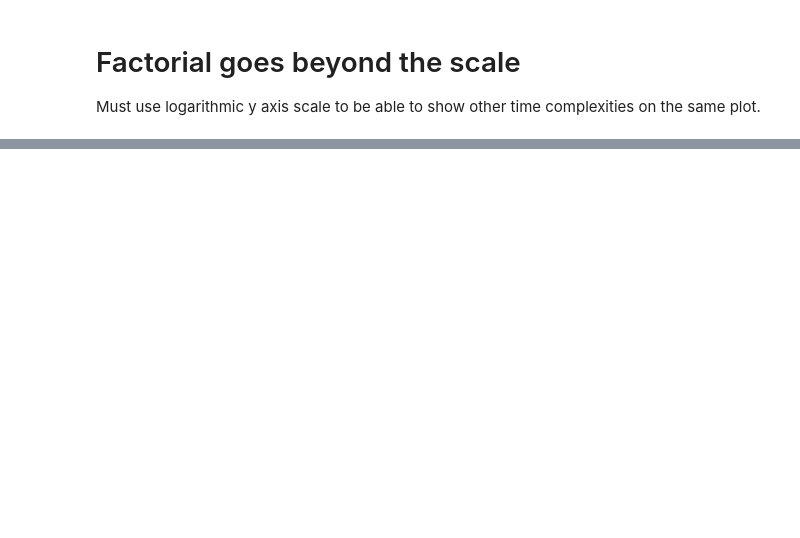
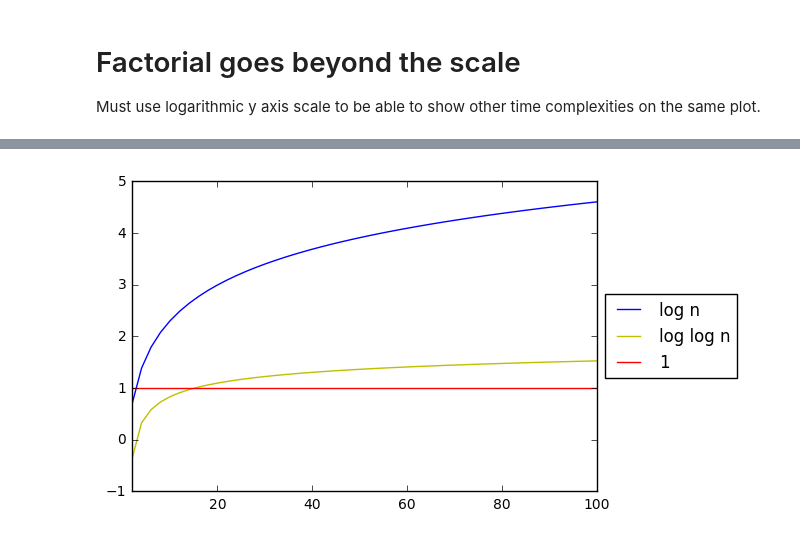
Before and after one commit to jarmop/learning, a Jupyter notebook: efficiency.ipynb, the cells around one changed output, grey strips where cells are left out. Saved outputs shown, nothing was run; the diff lists cells and outputs as text; code cells hidden in the pictures; blank space fills up the shorter version.

```diff
--- a/efficiency.ipynb
+++ b/efficiency.ipynb
@@ -47,0 +54,18 @@ plt.show()
+# %%
+x = np.linspace(2, 100, 50)
+
+#plt.plot(x, 2**x, label='2^n')
+#plt.plot(x, x**2, label='n^2')
+#plt.plot(x, x * np.log(x), label='n log n')
+#plt.plot(x, x, label='n')
+plt.plot(x, np.log(x), label='log n')
+plt.plot(x, np.log(np.log(x)), label='log log n', color='y')
+plt.plot(x,  np.array([1 for i in range(0, x.size)]), 'r', label='1')
+
+plt.legend(loc='center left', bbox_to_anchor=(1, 0.5))
+#plt.yscale('log', basey=10)
+#plt.ylim([0, 20])
+plt.xlim([2, 100])
+plt.show()
+# %% [output]
+[figure, added]
```
Also changed, not shown: parts of 2 cells of this notebook.
